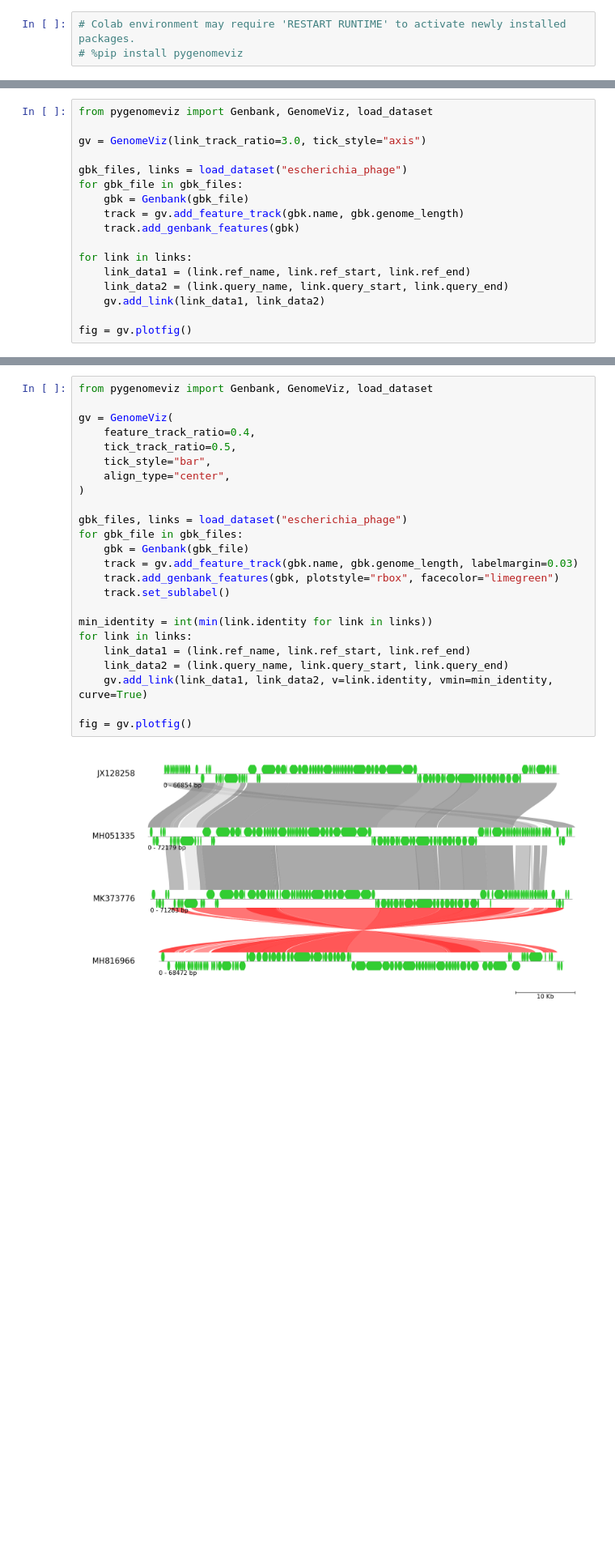
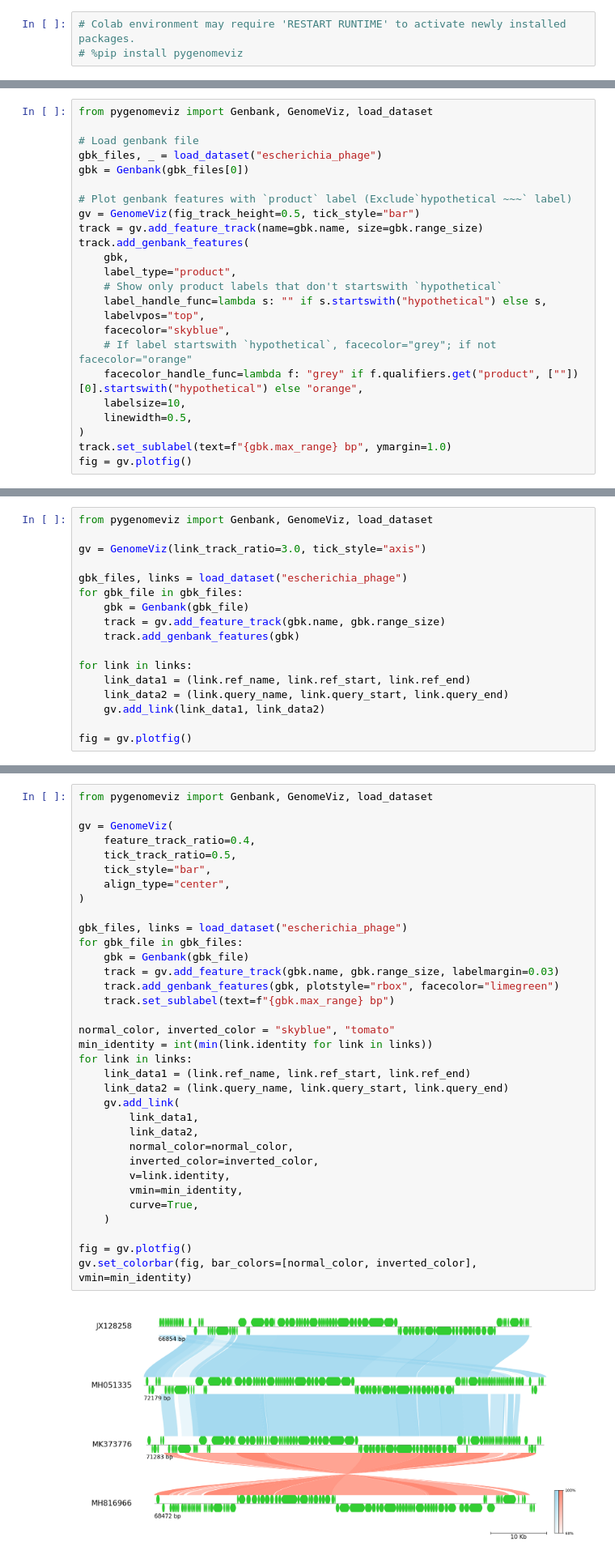
Before and after one commit to moshi4/pyGenomeViz, a Jupyter notebook: docs/api-examples/practical_example.ipynb, the cells around one changed output, grey strips where cells are left out. Shown at 81% size. Drawn from its saved outputs; the diff is of its cells as text; blank space fills up the shorter version.

```diff
--- a/docs/api-examples/practical_example.ipynb
+++ b/docs/api-examples/practical_example.ipynb
@@ -39,0 +43,24 @@ fig = gv.plotfig()
+# %%
+from pygenomeviz import Genbank, GenomeViz, load_dataset
+
+# Load genbank file
+gbk_files, _ = load_dataset("escherichia_phage")
+gbk = Genbank(gbk_files[0])
+
+# Plot genbank features with `product` label (Exclude`hypothetical ~~~` label)
+gv = GenomeViz(fig_track_height=0.5, tick_style="bar")
+track = gv.add_feature_track(name=gbk.name, size=gbk.range_size)
+track.add_genbank_features(
+    gbk,
+    label_type="product",
+    # Show only product labels that don't startswith `hypothetical`
+    label_handle_func=lambda s: "" if s.startswith("hypothetical") else s,
+    labelvpos="top",
+    facecolor="skyblue",
+    # If label startswith `hypothetical`, facecolor="grey"; if not facecolor="orange"
+    facecolor_handle_func=lambda f: "grey" if f.qualifiers.get("product", [""])[0].startswith("hypothetical") else "orange",
+    labelsize=10,
+    linewidth=0.5,
+)
+track.set_sublabel(text=f"{gbk.max_range} bp", ymargin=1.0)
+fig = gv.plotfig()
@@ -45,7 +149,7 @@ gv = GenomeViz(link_track_ratio=3.0, tick_style="axis")
 gbk_files, links = load_dataset("escherichia_phage")
 for gbk_file in gbk_files:
     gbk = Genbank(gbk_file)
-    track = gv.add_feature_track(gbk.name, gbk.genome_length)
+    track = gv.add_feature_track(gbk.name, gbk.range_size)
     track.add_genbank_features(gbk)
 
 for link in links:
@@ -59,26 +165,36 @@ fig = gv.plotfig()
 # %%
 from pygenomeviz import Genbank, GenomeViz, load_dataset
 
 gv = GenomeViz(
     feature_track_ratio=0.4,
     tick_track_ratio=0.5,
     tick_style="bar",
     align_type="center",
 )
 
 gbk_files, links = load_dataset("escherichia_phage")
 for gbk_file in gbk_files:
     gbk = Genbank(gbk_file)
-    track = gv.add_feature_track(gbk.name, gbk.genome_length, labelmargin=0.03)
+    track = gv.add_feature_track(gbk.name, gbk.range_size, labelmargin=0.03)
     track.add_genbank_features(gbk, plotstyle="rbox", facecolor="limegreen")
-    track.set_sublabel()
+    track.set_sublabel(text=f"{gbk.max_range} bp")
 
+normal_color, inverted_color = "skyblue", "tomato"
 min_identity = int(min(link.identity for link in links))
 for link in links:
     link_data1 = (link.ref_name, link.ref_start, link.ref_end)
     link_data2 = (link.query_name, link.query_start, link.query_end)
-    gv.add_link(link_data1, link_data2, v=link.identity, vmin=min_identity, curve=True)
+    gv.add_link(
+        link_data1,
+        link_data2,
+        normal_color=normal_color,
+        inverted_color=inverted_color,
+        v=link.identity,
+        vmin=min_identity,
+        curve=True,
+    )
 
 fig = gv.plotfig()
+gv.set_colorbar(fig, bar_colors=[normal_color, inverted_color], vmin=min_identity)
 # %% [output]
-[figure, old version]
+[figure, new version]
```
Also changed, not shown: parts of 20 cells of this notebook, 19 other files.
